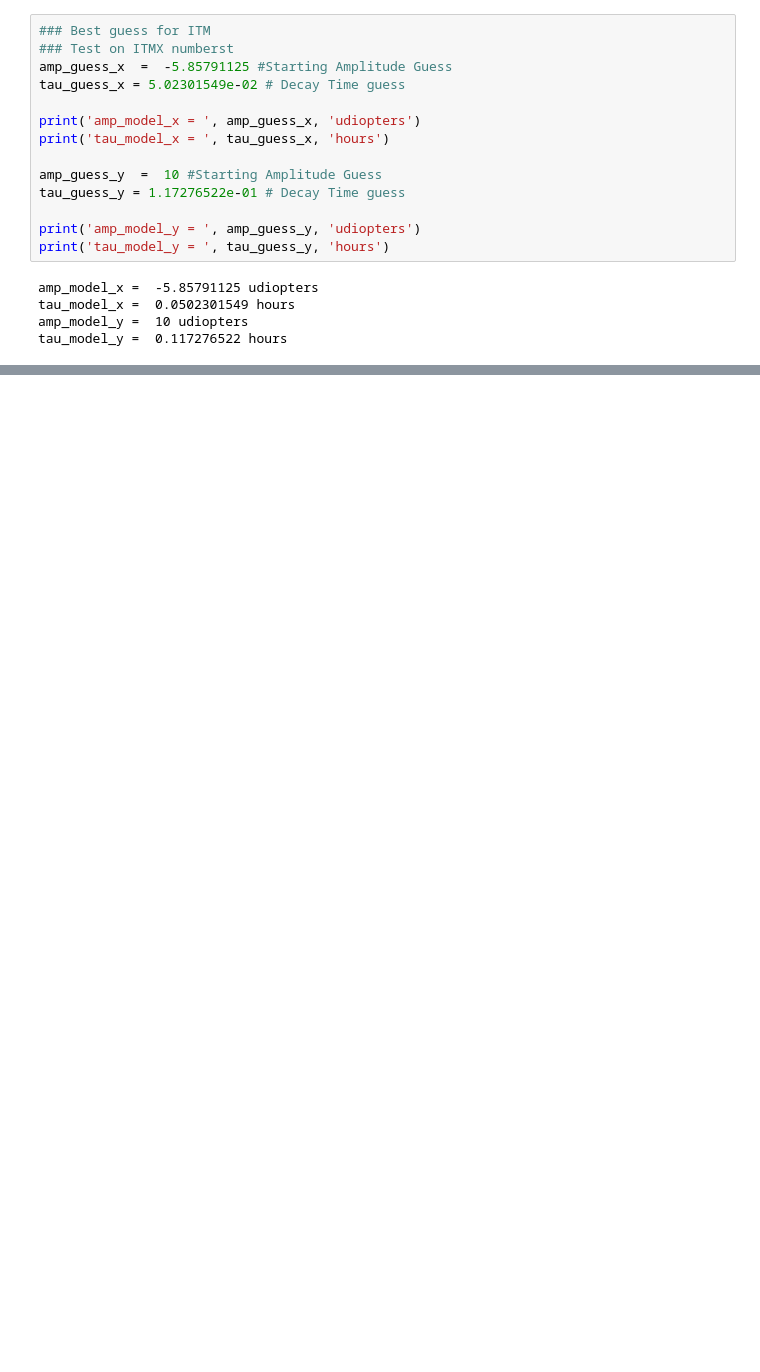
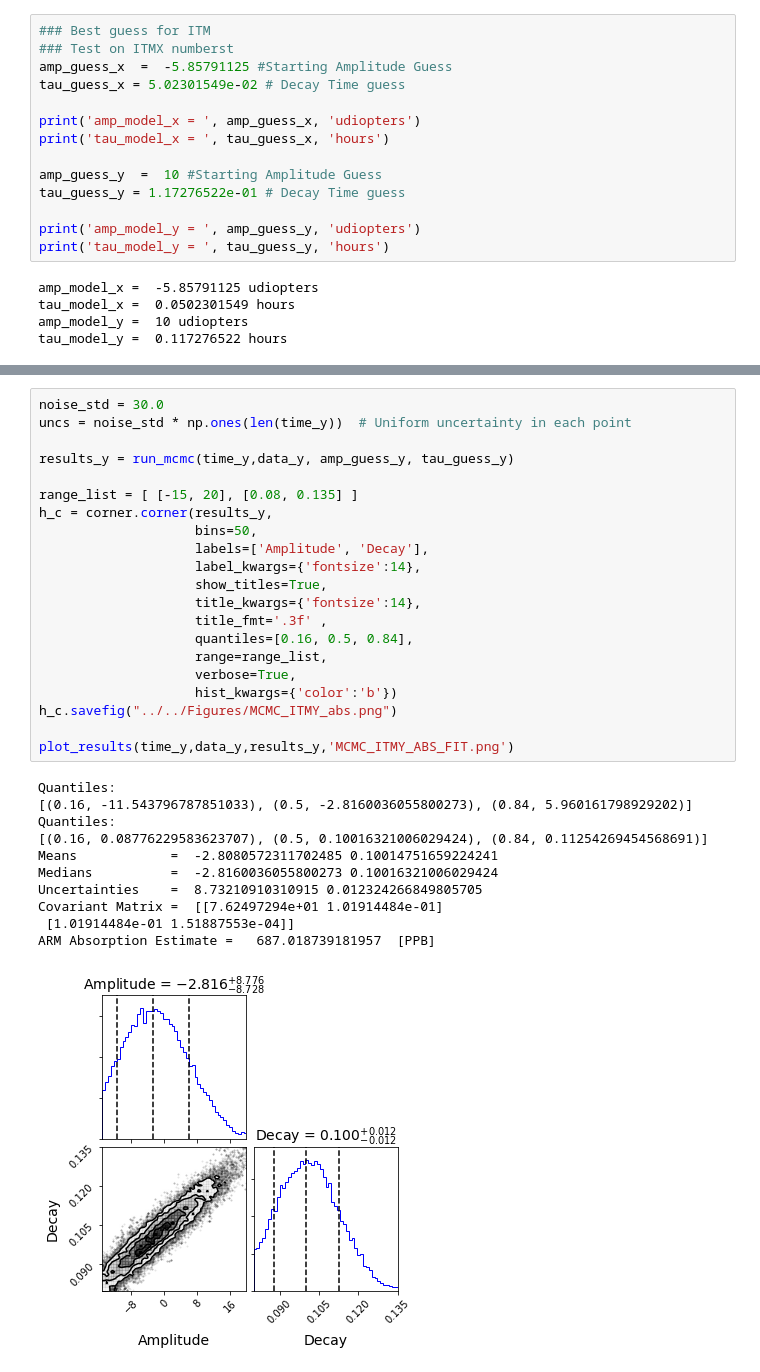
Before and after one commit to TVoPhysics/TVo_Thesis, a Jupyter notebook: Calculations/20181110_Calc_Abs_HWS/ITMs_Exp_Decay_MCMC.ipynb, the cells around one changed output, grey strips where cells are left out. Drawn from its saved outputs; the diff is of its cells as text; blank space fills up the shorter version.

```diff
--- a/Calculations/20181110_Calc_Abs_HWS/ITMs_Exp_Decay_MCMC.ipynb
+++ b/Calculations/20181110_Calc_Abs_HWS/ITMs_Exp_Decay_MCMC.ipynb
@@ -161,0 +205,33 @@ results_x = run_mcmc(time_x,data_x, amp_guess_x, tau_guess_x)
+# %%
+noise_std = 30.0
+uncs = noise_std * np.ones(len(time_y))  # Uniform uncertainty in each point
+
+results_y = run_mcmc(time_y,data_y, amp_guess_y, tau_guess_y)
+
+range_list = [ [-15, 20], [0.08, 0.135] ]
+h_c = corner.corner(results_y,
+                    bins=50,
+                    labels=['Amplitude', 'Decay'],
+                    label_kwargs={'fontsize':14},
+                    show_titles=True,
+                    title_kwargs={'fontsize':14},
+                    title_fmt='.3f' ,
+                    quantiles=[0.16, 0.5, 0.84],
+                    range=range_list,
+                    verbose=True,
+                    hist_kwargs={'color':'b'})
+h_c.savefig("../../Figures/MCMC_ITMY_abs.png")
+
+plot_results(time_y,data_y,results_y,'MCMC_ITMY_ABS_FIT.png')
+# %% [output]
+Quantiles:
+[(0.16, -11.543796787851033), (0.5, -2.8160036055800273), (0.84, 5.960161798929202)]
+Quantiles:
+[(0.16, 0.08776229583623707), (0.5, 0.10016321006029424), (0.84, 0.11254269454568691)]
+Means            =  -2.8080572311702485 0.10014751659224241
+Medians          =  -2.8160036055800273 0.10016321006029424
+Uncertainties    =  8.73210910310915 0.012324266849805705
+Covariant Matrix =  [[7.62497294e+01 1.01914484e-01]
+ [1.01914484e-01 1.51887553e-04]]
+ARM Absorption Estimate =   687.018739181957  [PPB]
+[figure, added]
```
Also changed, not shown: parts of 17 cells of this notebook, 43 other files.
